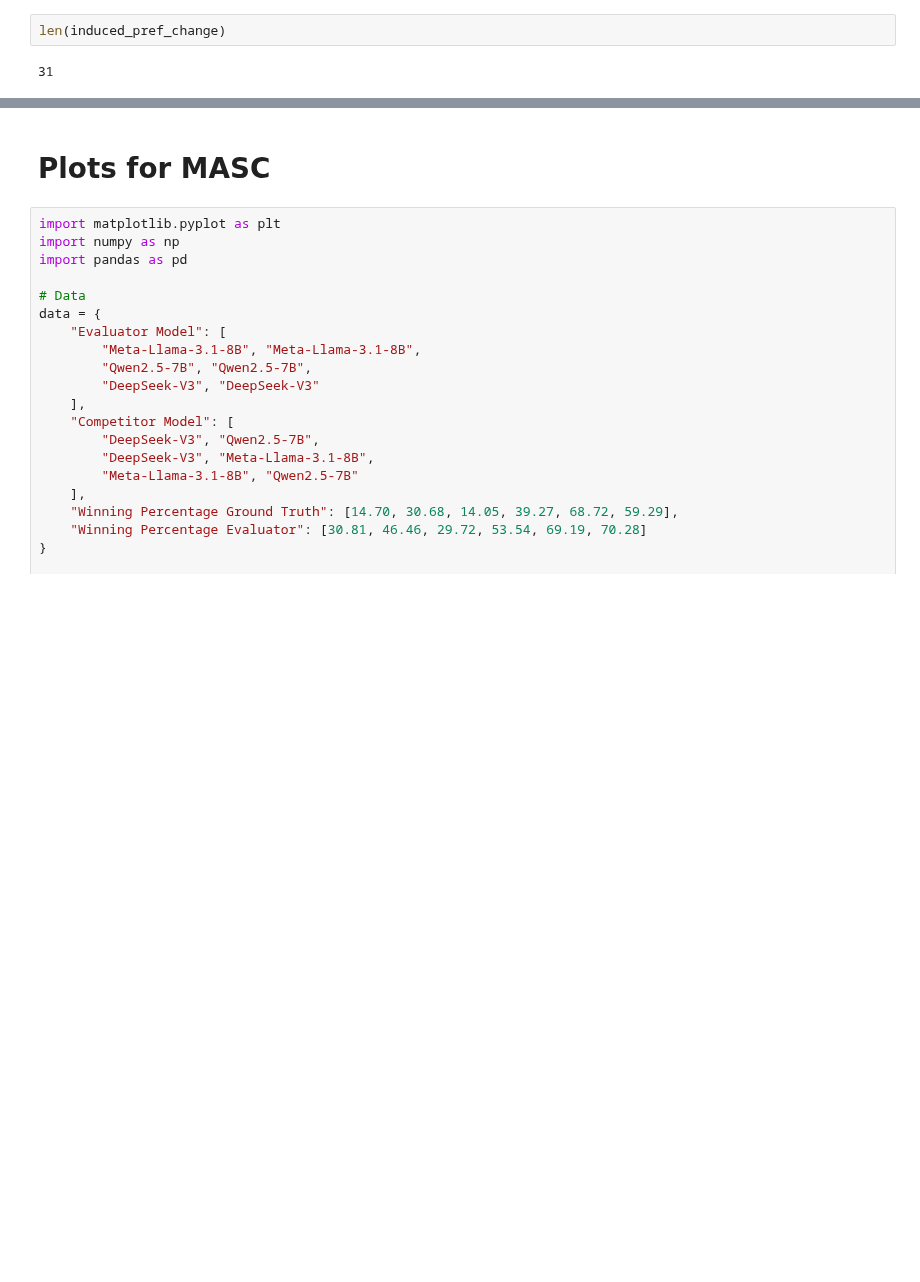
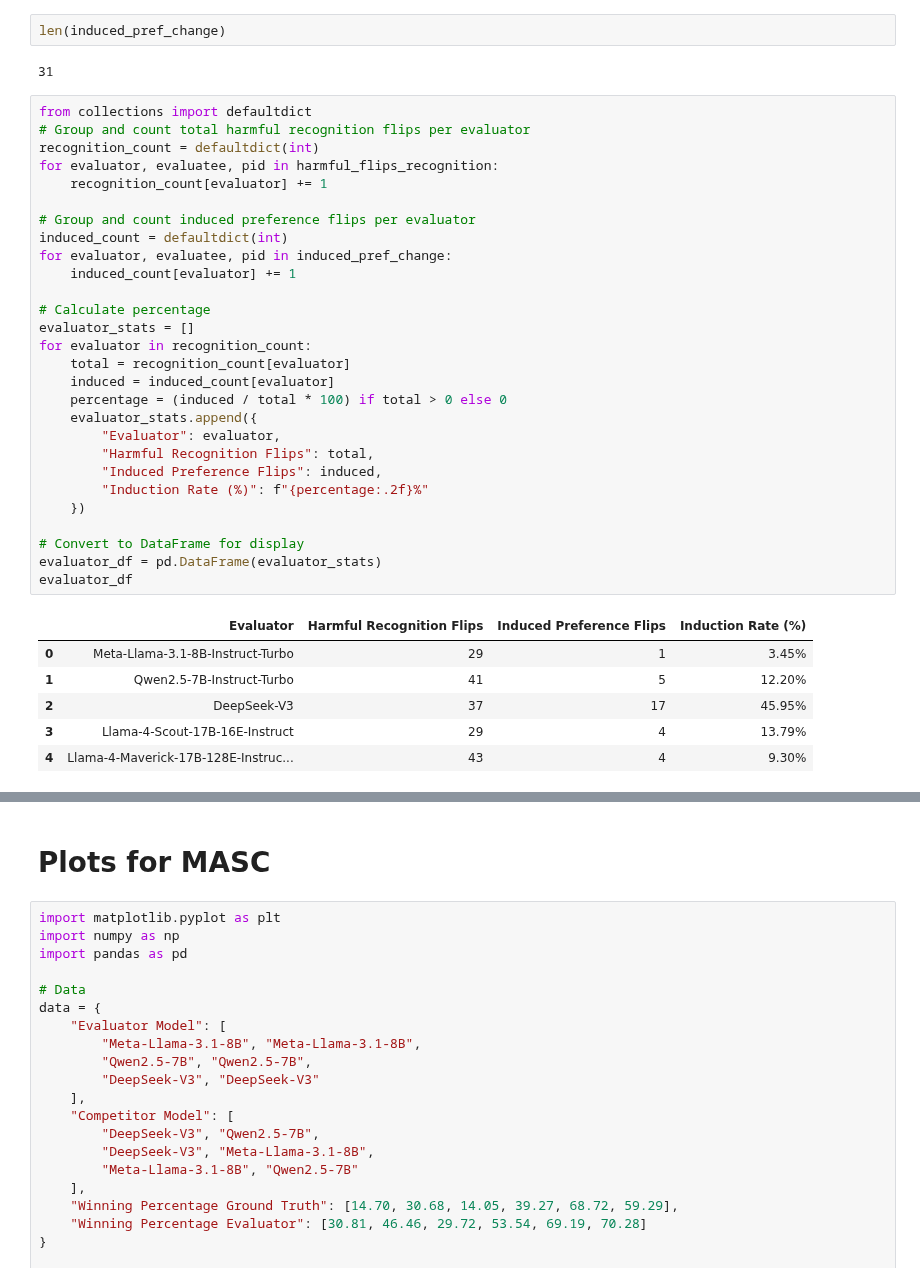
Before and after one commit to Taslim-M/self_recognition, a Jupyter notebook: analysis_quality.ipynb, the cells around one changed output, grey strips where cells are left out. Drawn from its saved outputs; the diff is of its cells as text; blank space fills up the shorter version.

```diff
--- a/analysis_quality.ipynb
+++ b/analysis_quality.ipynb
@@ -5425,3 +5891,38 @@ for key in harmful_flips_recognition:
 len(induced_pref_change)
 # %% [output]
 31
+# %%
+from collections import defaultdict
+# Group and count total harmful recognition flips per evaluator
+recognition_count = defaultdict(int)
+for evaluator, evaluatee, pid in harmful_flips_recognition:
+    recognition_count[evaluator] += 1
+
+# Group and count induced preference flips per evaluator
+induced_count = defaultdict(int)
+for evaluator, evaluatee, pid in induced_pref_change:
+    induced_count[evaluator] += 1
+
+# Calculate percentage
+evaluator_stats = []
+for evaluator in recognition_count:
+    total = recognition_count[evaluator]
+    induced = induced_count[evaluator]
+    percentage = (induced / total * 100) if total > 0 else 0
+    evaluator_stats.append({
+        "Evaluator": evaluator,
+        "Harmful Recognition Flips": total,
+        "Induced Preference Flips": induced,
+        "Induction Rate (%)": f"{percentage:.2f}%"
+    })
+
+# Convert to DataFrame for display
+evaluator_df = pd.DataFrame(evaluator_stats)
+evaluator_df
+# %% [output]
+|  | Evaluator | Harmful Recognition Flips | Induced Preference Flips | Induction Rate (%) |
+| 0 | Meta-Llama-3.1-8B-Instruct-Turbo | 29 | 1 | 3.45% |
+| 1 | Qwen2.5-7B-Instruct-Turbo | 41 | 5 | 12.20% |
+| 2 | DeepSeek-V3 | 37 | 17 | 45.95% |
+| 3 | Llama-4-Scout-17B-16E-Instruct | 29 | 4 | 13.79% |
+| 4 | Llama-4-Maverick-17B-128E-Instruc... | 43 | 4 | 9.30% |
```
Also changed, not shown: parts of 45 cells of this notebook, 10 other files.
